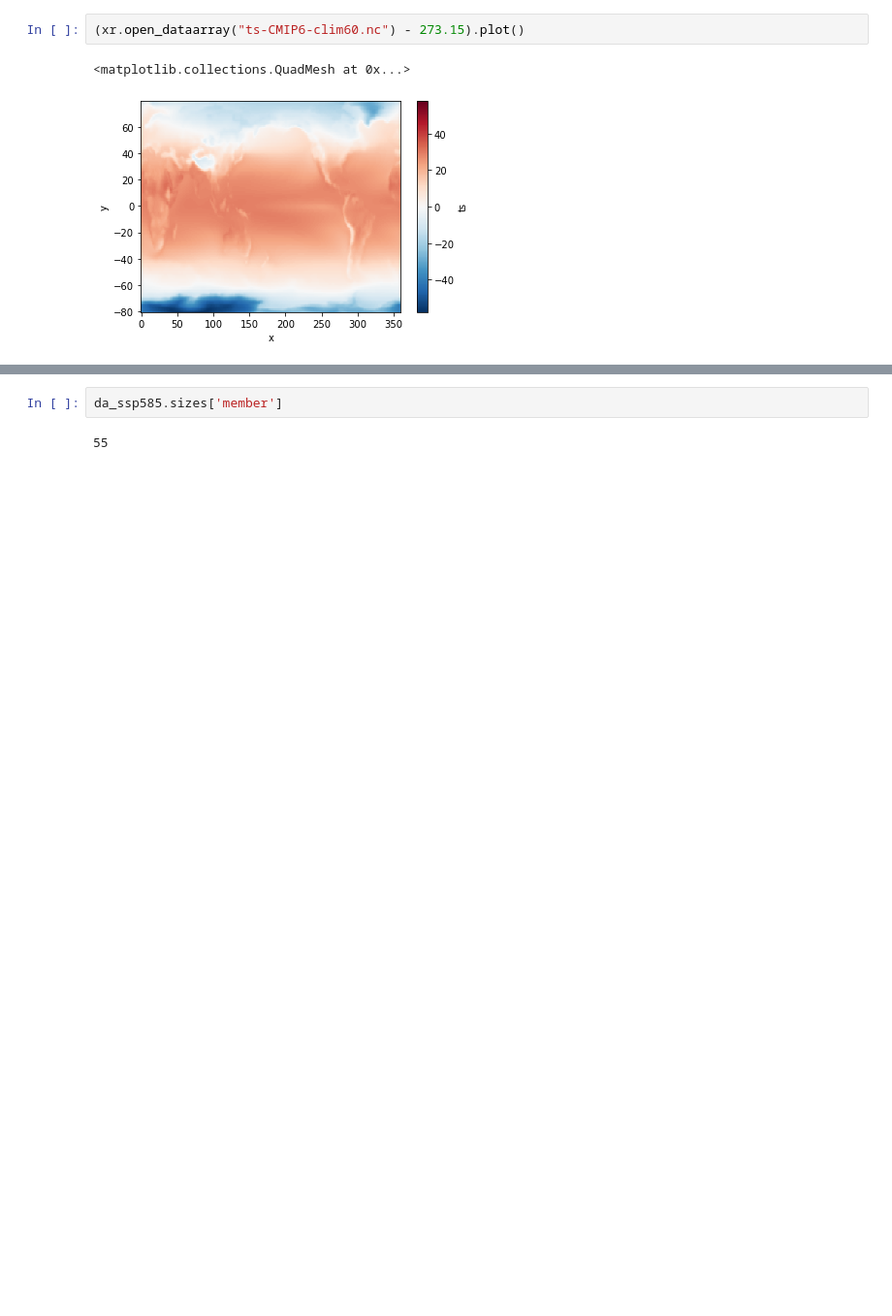
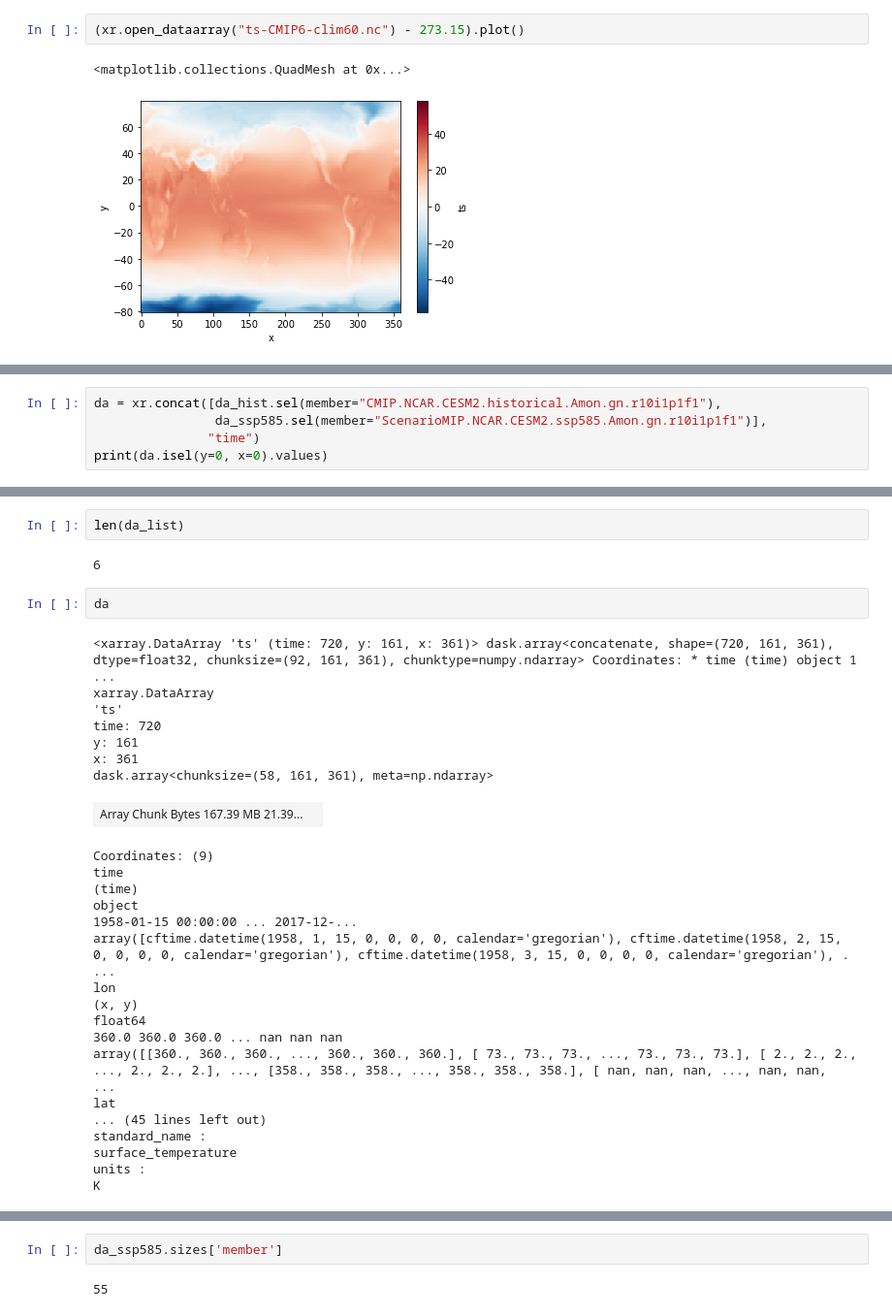
Before and after one commit to sdat2/seager19, a Jupyter notebook: notebooks/pangeo/cmip6_mmm.ipynb, the cells around one changed output, grey strips where cells are left out. Shown at 97% size. Drawn from its saved outputs; the diff is of its cells as text; blank space fills up the shorter version.

```diff
--- a/notebooks/pangeo/cmip6_mmm.ipynb
+++ b/notebooks/pangeo/cmip6_mmm.ipynb
@@ -740,0 +765,5 @@ NameError: name 'da_list' is not defined
+# %%
+da = xr.concat([da_hist.sel(member="CMIP.NCAR.CESM2.historical.Amon.gn.r10i1p1f1"),
+                da_ssp585.sel(member="ScenarioMIP.NCAR.CESM2.ssp585.Amon.gn.r10i1p1f1")],
+               "time")
+print(da.isel(y=0, x=0).values)
@@ -740,0 +788,32 @@ NameError: name 'da_list' is not defined
+# %%
+len(da_list)
+# %% [output]
+6
+# %%
+da
+# %% [output]
+<xarray.DataArray 'ts' (time: 720, y: 161, x: 361)> dask.array<concatenate, shape=(720, 161, 361), dtype=float32, chunksize=(92, 161, 361), chunktype=numpy.ndarray> Coordinates: * time (time) object 1 ...
+xarray.DataArray
+'ts'
+time: 720
+y: 161
+x: 361
+dask.array<chunksize=(58, 161, 361), meta=np.ndarray>
+| Array Chunk Bytes 167.39 MB 21.39... |  |
+Coordinates: (9)
+time
+(time)
+object
+1958-01-15 00:00:00 ... 2017-12-...
+array([cftime.datetime(1958, 1, 15, 0, 0, 0, 0, calendar='gregorian'), cftime.datetime(1958, 2, 15, 0, 0, 0, 0, calendar='gregorian'), cftime.datetime(1958, 3, 15, 0, 0, 0, 0, calendar='gregorian'), . ...
+lon
+(x, y)
+float64
+360.0 360.0 360.0 ... nan nan nan
+array([[360., 360., 360., ..., 360., 360., 360.], [ 73., 73., 73., ..., 73., 73., 73.], [ 2., 2., 2., ..., 2., 2., 2.], ..., [358., 358., 358., ..., 358., 358., 358.], [ nan, nan, nan, ..., nan, nan,  ...
+lat
+... (45 lines left out)
+standard_name :
+surface_temperature
+units :
+K
```
Also changed, not shown: parts of 14 cells of this notebook.
